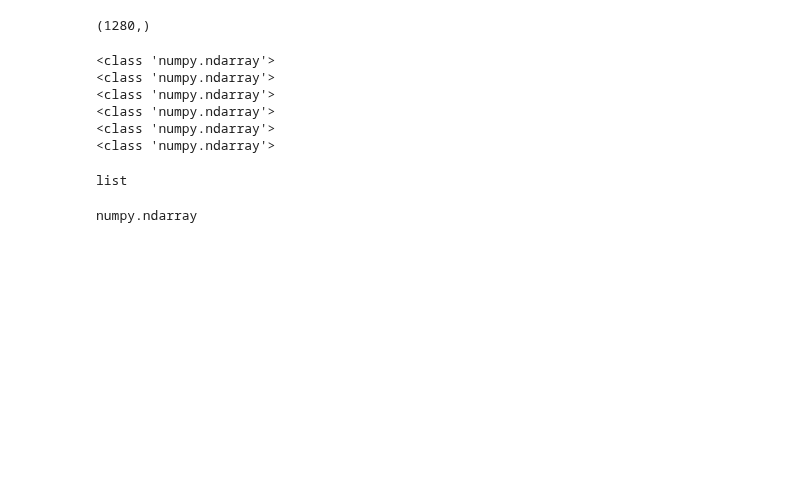
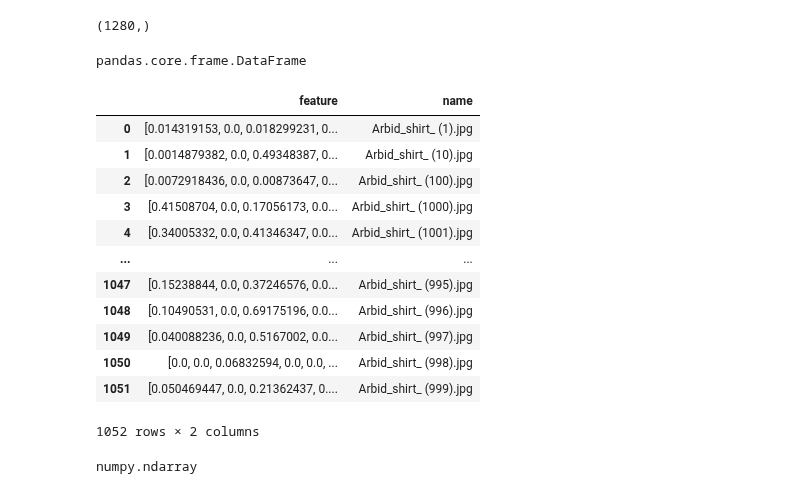
Before and after one commit to artzaza7/ITM_project65_4, a Jupyter notebook: Model/ITM.ipynb, the cells around one changed output. Saved outputs shown, nothing was run; the diff lists cells and outputs as text; code cells hidden in the pictures; blank space fills up the shorter version.

```diff
--- a/Model/ITM.ipynb
+++ b/Model/ITM.ipynb
@@ -75,11 +104,17 @@ def extract(file):
 # %%
 def extractAll(folder):
     images = []
+    data = {
+        "feature": [],
+        "name": []
+    }
+    df = pd.DataFrame(data)
     for filename in os.listdir(folder):
         img = extract(os.path.join(folder,filename))
         if img is not None:
-            images.append(np.array(img))
-    return images
+#             images.append(np.array(img))
+            df.loc[len(df.index)] = [img,filename]
+    return df
 # %%
 pants1 = extract(r'C:\ITM\pants\3.png')
 pants2 = extract(r'C:\ITM\pants\5.png')
@@ -89,13 +124,23 @@ pants1.shape
 # %% [output]
 (1280,)
 # %%
-images = extractAll(r"C:\\ITM\\test")
+images = extractAll(r"C:\Users\JoEy.S\Documents\GitHub\ITM_Group4_Reverse_Image_Search_for_Online_Shopping\Datasets\Arbid\Arbid_shirt_1")
 type(images)
 # %% [output]
-<class 'numpy.ndarray'>
-<class 'numpy.ndarray'>
-<class 'numpy.ndarray'>
-<class 'numpy.ndarray'>
-<class 'numpy.ndarray'>
-<class 'numpy.ndarray'>
+pandas.core.frame.DataFrame
-list
+# %%
+images
+# %% [output]
+|  | feature | name |
+| 0 | [0.014319153, 0.0, 0.018299231, 0... | Arbid_shirt_ (1).jpg |
+| 1 | [0.0014879382, 0.0, 0.49348387, 0... | Arbid_shirt_ (10).jpg |
+| 2 | [0.0072918436, 0.0, 0.00873647, 0... | Arbid_shirt_ (100).jpg |
+| 3 | [0.41508704, 0.0, 0.17056173, 0.0... | Arbid_shirt_ (1000).jpg |
+| 4 | [0.34005332, 0.0, 0.41346347, 0.0... | Arbid_shirt_ (1001).jpg |
+| ... | ... | ... |
+| 1047 | [0.15238844, 0.0, 0.37246576, 0.0... | Arbid_shirt_ (995).jpg |
+| 1048 | [0.10490531, 0.0, 0.69175196, 0.0... | Arbid_shirt_ (996).jpg |
+| 1049 | [0.040088236, 0.0, 0.5167002, 0.0... | Arbid_shirt_ (997).jpg |
+| 1050 | [0.0, 0.0, 0.06832594, 0.0, 0.0, ... | Arbid_shirt_ (998).jpg |
+| 1051 | [0.050469447, 0.0, 0.21362437, 0.... | Arbid_shirt_ (999).jpg |
+1052 rows × 2 columns
```
Also changed, not shown: parts of 25 cells of this notebook, 2 other files.
